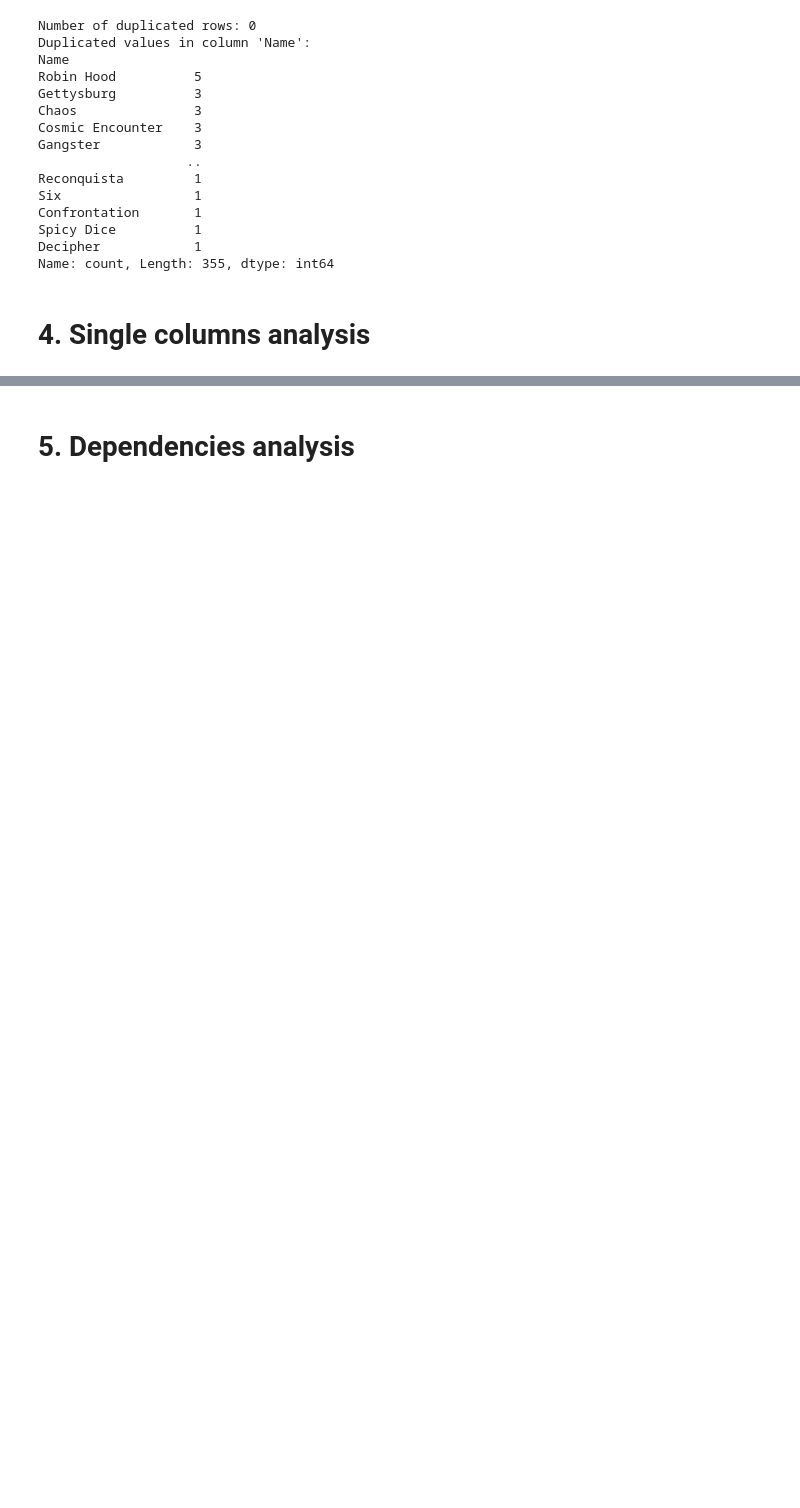
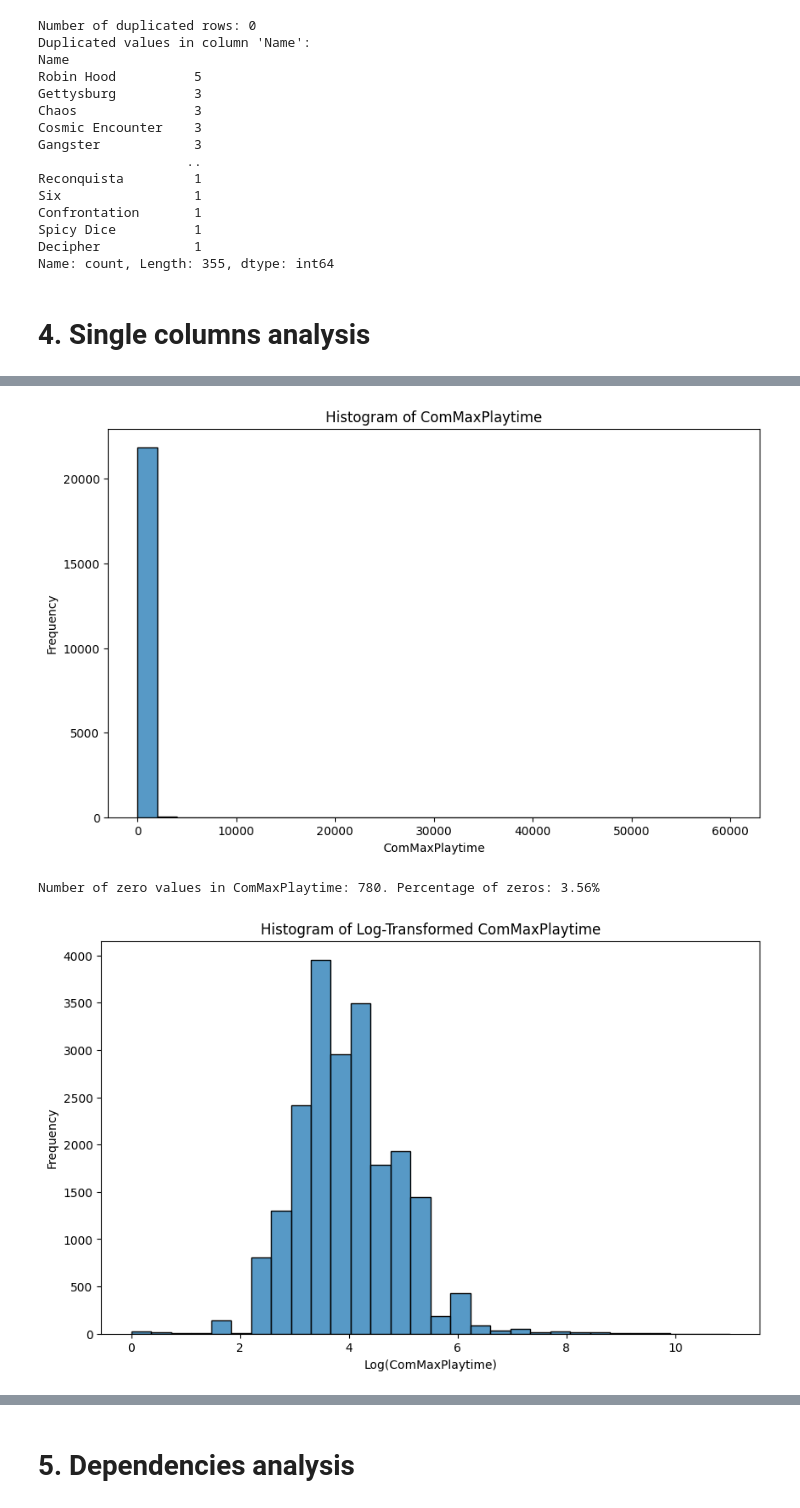
Before and after one commit to leopasq24/DataMining, a Jupyter notebook: data_understanding.ipynb, the cells around one changed output, grey strips where cells are left out. Drawn from its saved outputs; the diff is of its cells as text; code cells hidden in the pictures; blank space fills up the shorter version.

```diff
--- a/data_understanding.ipynb
+++ b/data_understanding.ipynb
@@ -131,0 +247,41 @@ columns_15_30 = df.columns[16:31]
+# %%
+# Community maximum playtime statistics analysis
+com_max_playtime = df["ComMaxPlaytime"]
+# histogram
+plt.figure(figsize=(10, 6))
+sns.histplot(com_max_playtime, bins=30)
+plt.title('Histogram of ComMaxPlaytime')
+plt.xlabel('ComMaxPlaytime')
+plt.ylabel('Frequency')
+plt.show()
+# logarithmic transformation
+zeros_com_max_playtime = (com_max_playtime == 0).sum()
+print(f"Number of zero values in ComMaxPlaytime: {zeros_com_max_playtime}. Percentage of zeros: {zeros_com_max_playtime / len(com_max_playtime) * 100:.2f}%")
+com_max_playtime_no_zeros = com_max_playtime[com_max_playtime > 0]
+com_max_playtime_log = np.log(com_max_playtime_no_zeros)
+# histogram of log-transformed data
+plt.figure(figsize=(10, 6))
+sns.histplot(com_max_playtime_log, bins=30)
+plt.title('Histogram of Log-Transformed ComMaxPlaytime')
+plt.xlabel('Log(ComMaxPlaytime)')
+plt.ylabel('Frequency')
+plt.show()
+# boxplot
+plt.figure(figsize=(10, 6))
+sns.boxplot(x=com_max_playtime_log)
+plt.title('Boxplot of ComMaxPlaytime')
+plt.xlabel('ComMaxPlaytime')
+plt.show()
+# outliers detection
+Q1 = com_max_playtime_log.quantile(0.25)
+Q3 = com_max_playtime_log.quantile(0.75)
+IQR = Q3 - Q1
+lower_bound = Q1 - 1.5 * IQR
+upper_bound = Q3 + 1.5 * IQR
+outliers = com_max_playtime_log[(com_max_playtime_log < lower_bound) | (com_max_playtime_log > upper_bound)]
+print(f"Number of outliers in ComMaxPlaytime: {len(outliers)}")
+print(outliers)
+# %% [output]
+[figure, added]
+Number of zero values in ComMaxPlaytime: 780. Percentage of zeros: 3.56%
+[figure, added]
```
Also changed, not shown: parts of 13 cells of this notebook.
